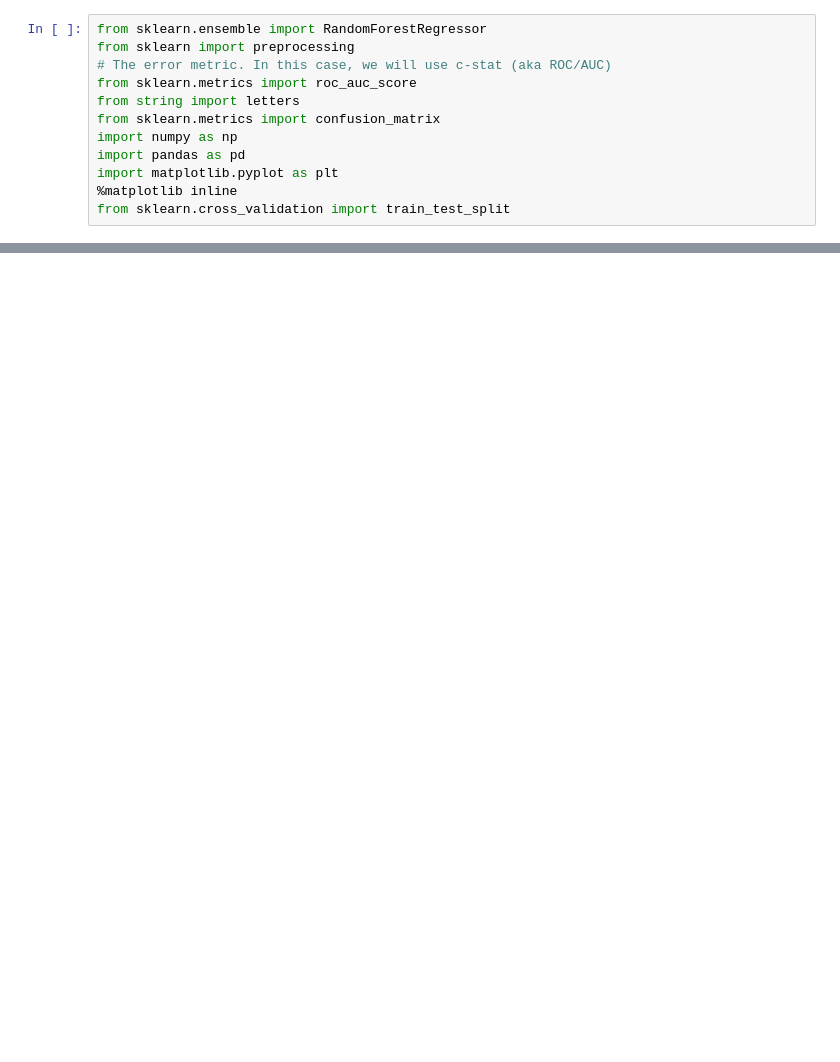
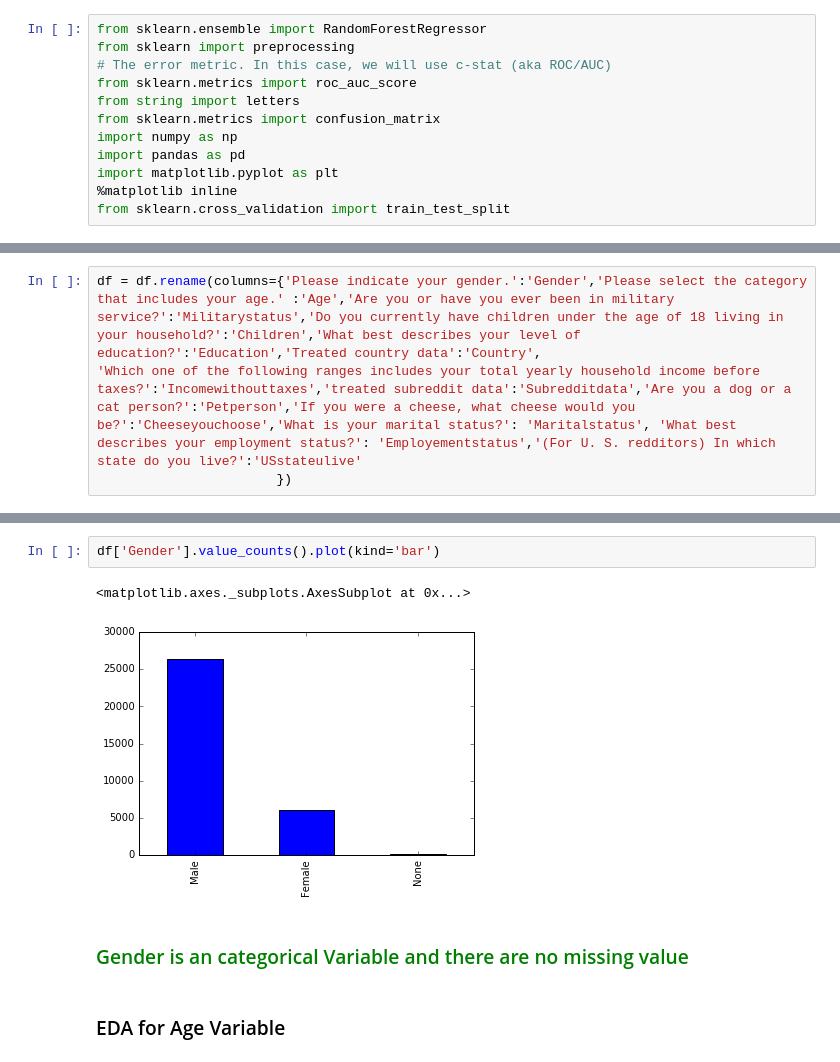
Before and after one commit to tushar-borole/Reddit-Random-Forest, a Jupyter notebook: Reddit-Random-Forest.ipynb, the cells around one changed output, grey strips where cells are left out. Drawn from its saved outputs; the diff is of its cells as text; blank space fills up the shorter version.

```diff
--- a/Reddit-Random-Forest.ipynb
+++ b/Reddit-Random-Forest.ipynb
@@ -23,0 +26,4 @@ df.head()
+# %%
+df = df.rename(columns={'Please indicate your gender.':'Gender','Please select the category that includes your age.' :'Age','Are you or have you ever been in military service?':'Militarystatus','Do you currently have children under the age of 18 living in your household?':'Children','What best describes your level of education?':'Education','Treated country data':'Country',
+'Which one of the following ranges includes your total yearly household income before taxes?':'Incomewithouttaxes','treated subreddit data':'Subredditdata','Are you a dog or a cat person?':'Petperson','If you were a cheese, what cheese would you be?':'Cheeseyouchoose','What is your marital status?': 'Maritalstatus', 'What best describes your employment status?': 'Employementstatus','(For U. S. redditors) In which state do you live?':'USstateulive'
+                       })
@@ -23,0 +53,9 @@ df.head()
+# %%
+df['Gender'].value_counts().plot(kind='bar')
+# %% [output]
+<matplotlib.axes._subplots.AxesSubplot at 0x...>
+[figure, added]
+# %% [markdown]
+<h3 style="color:green">Gender is an categorical Variable and there are no missing value</h3>
+# %% [markdown]
+<h3>EDA for Age Variable</h3>
```
Also changed, not shown: parts of 84 cells of this notebook.
